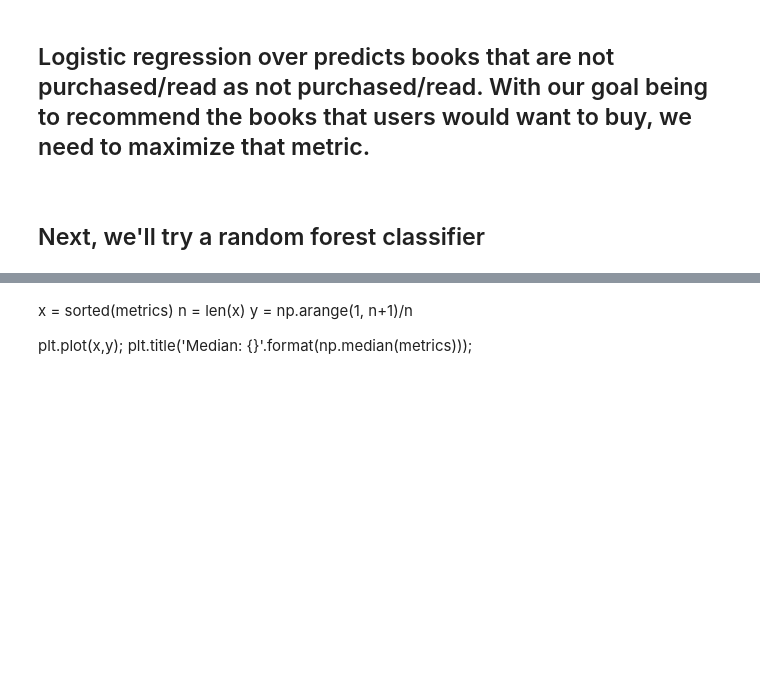
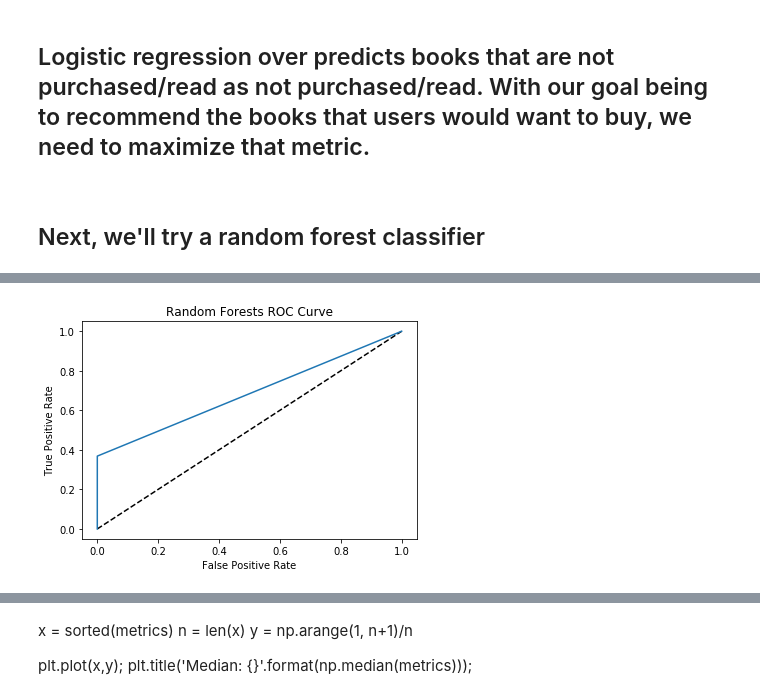
Before and after one commit to RichWolff/SpringboardDS, a Jupyter notebook: capstone_bookRecommender/jupyter_notebooks/capstone2_recommender_model.ipynb, the cells around one changed output, grey strips where cells are left out. Drawn from its saved outputs; the diff is of its cells as text; code cells hidden in the pictures; blank space fills up the shorter version.

```diff
--- a/capstone_bookRecommender/jupyter_notebooks/capstone2_recommender_model.ipynb
+++ b/capstone_bookRecommender/jupyter_notebooks/capstone2_recommender_model.ipynb
@@ -411,3 +435,11 @@ Predicted 100.0% of unread books as unread
+# %%
+plt.plot([0,1],[0,1],'k--');
+plt.plot(fpr,tpr, label='Random Forests');
+plt.xlabel('False Positive Rate');
+plt.ylabel('True Positive Rate');
+plt.title('Random Forests ROC Curve');
+# %% [output]
+[figure, added]
 # %%
 print('Feature Importancs\n')
 print(pd.Series(rfc.feature_importances_,X.columns).sort_values(ascending=False))
```
Also changed, not shown: parts of 26 cells of this notebook.
